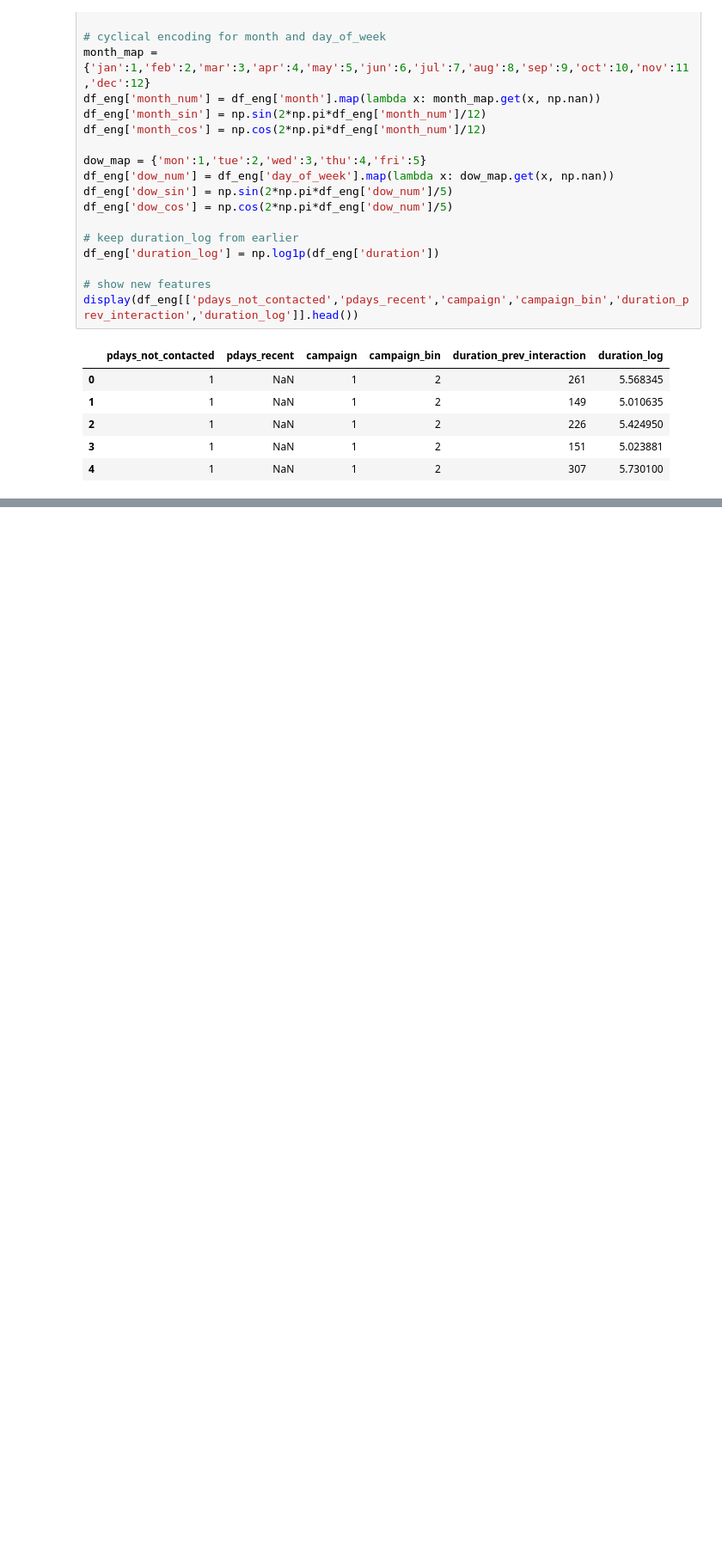
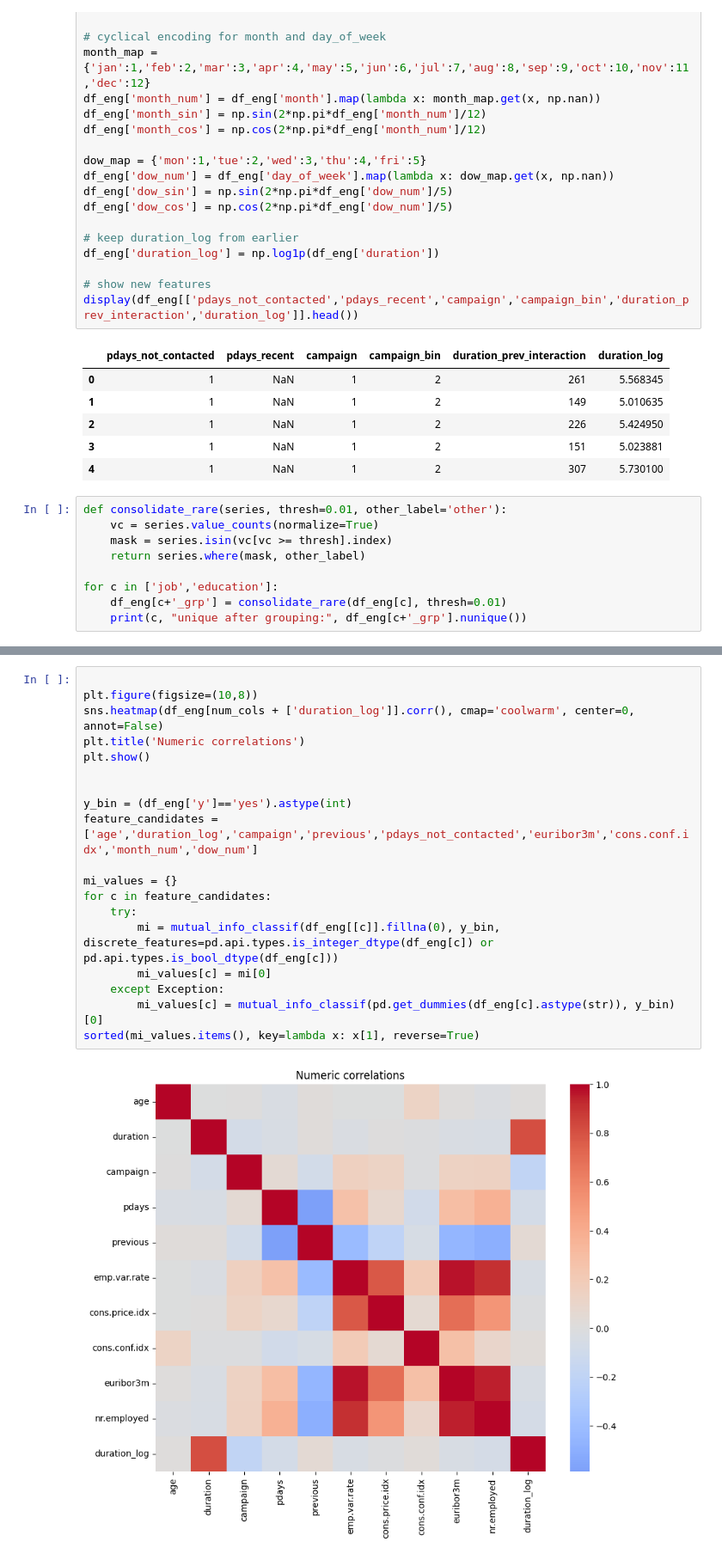
Before and after one commit to boopathi063/ML_Portfoli_Projects, a Jupyter notebook: notebook/EDA1.ipynb, the cells around one changed output, grey strips where cells are left out. Shown at 86% size. Saved outputs shown, nothing was run; the diff lists cells and outputs as text; blank space fills up the shorter version.

```diff
--- a/notebook/EDA1.ipynb
+++ b/notebook/EDA1.ipynb
@@ -713,3 +702,12 @@ display(df_eng[['pdays_not_contacted','pdays_recent','campaign','campaign_bin','
 | 2 | 1 | NaN | 1 | 2 | 226 | 5.424950 |
 | 3 | 1 | NaN | 1 | 2 | 151 | 5.023881 |
 | 4 | 1 | NaN | 1 | 2 | 307 | 5.730100 |
+# %%
+def consolidate_rare(series, thresh=0.01, other_label='other'):
+    vc = series.value_counts(normalize=True)
+    mask = series.isin(vc[vc >= thresh].index)
+    return series.where(mask, other_label)
+
+for c in ['job','education']:
+    df_eng[c+'_grp'] = consolidate_rare(df_eng[c], thresh=0.01)
+    print(c, "unique after grouping:", df_eng[c+'_grp'].nunique())
@@ -715,0 +717,21 @@ display(df_eng[['pdays_not_contacted','pdays_recent','campaign','campaign_bin','
+# %%
+
+plt.figure(figsize=(10,8))
+sns.heatmap(df_eng[num_cols + ['duration_log']].corr(), cmap='coolwarm', center=0, annot=False)
+plt.title('Numeric correlations')
+plt.show()
+
+
+y_bin = (df_eng['y']=='yes').astype(int)
+feature_candidates = ['age','duration_log','campaign','previous','pdays_not_contacted','euribor3m','cons.conf.idx','month_num','dow_num']
+
+mi_values = {}
+for c in feature_candidates:
+    try:
+        mi = mutual_info_classif(df_eng[[c]].fillna(0), y_bin, discrete_features=pd.api.types.is_integer_dtype(df_eng[c]) or pd.api.types.is_bool_dtype(df_eng[c]))
+        mi_values[c] = mi[0]
+    except Exception:
+        mi_values[c] = mutual_info_classif(pd.get_dummies(df_eng[c].astype(str)), y_bin)[0]
+sorted(mi_values.items(), key=lambda x: x[1], reverse=True)
+# %% [output]
+[figure, added]
```
Also changed, not shown: parts of 9 cells of this notebook, 7 other files.
